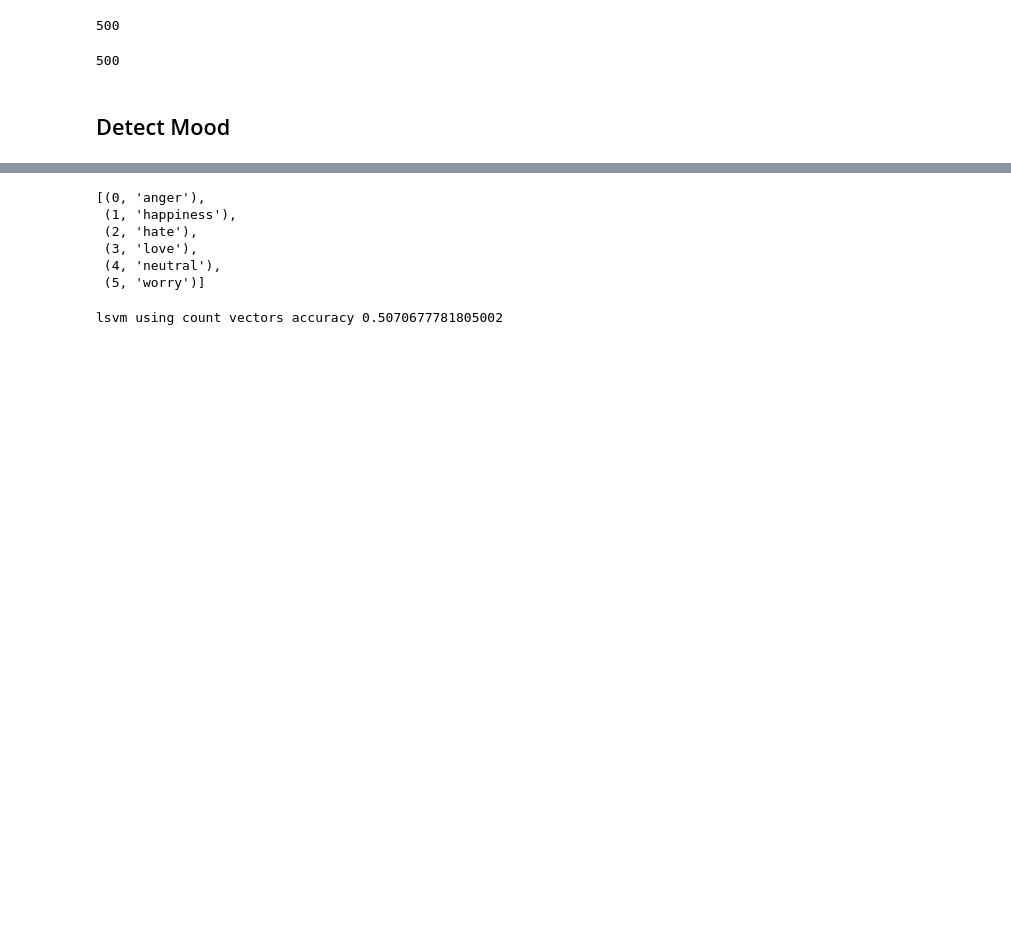
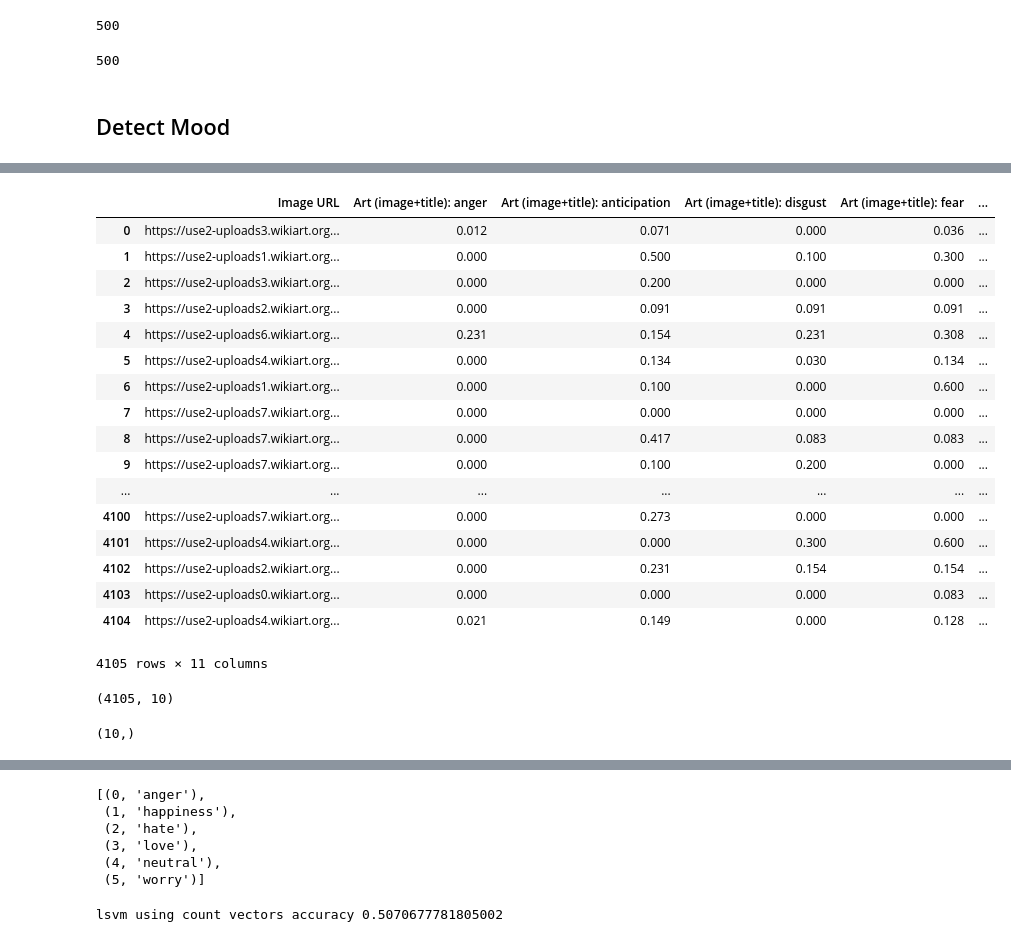
Before and after one commit to akrishna77/CS8903-Essence, a Jupyter notebook: Essence.ipynb, the cells around one changed output, grey strips where cells are left out. Drawn from its saved outputs; the diff is of its cells as text; code cells hidden in the pictures; blank space fills up the shorter version.

Commit message:
Paintings

```diff
--- a/Essence.ipynb
+++ b/Essence.ipynb
@@ -681,0 +669,35 @@ paintings
+# %%
+paintings = pd.read_csv('WikiArt-Emotions/WikiArt-Emotions-All.tsv', delimiter='\t')
+filter_col = ['Image URL', 'Art (image+title): anger', 'Art (image+title): anticipation', 'Art (image+title): disgust', 'Art (image+title): fear', 'Art (image+title): happiness', 'Art (image+title): pessimism', 'Art (image+title): optimism', 'Art (image+title): sadness', 'Art (image+title): surprise', 'Art (image+title): trust']
+# %%
+filtered_paintings = paintings[filter_col]
+# %% [output]
+|  | Image URL | Art (image+title): anger | Art (image+title): anticipation | Art (image+title): disgust | Art (image+title): fear | ... |
+| 0 | https://use2-uploads3.wikiart.org... | 0.012 | 0.071 | 0.000 | 0.036 | ... |
+| 1 | https://use2-uploads1.wikiart.org... | 0.000 | 0.500 | 0.100 | 0.300 | ... |
+| 2 | https://use2-uploads3.wikiart.org... | 0.000 | 0.200 | 0.000 | 0.000 | ... |
+| 3 | https://use2-uploads2.wikiart.org... | 0.000 | 0.091 | 0.091 | 0.091 | ... |
+| 4 | https://use2-uploads6.wikiart.org... | 0.231 | 0.154 | 0.231 | 0.308 | ... |
+| 5 | https://use2-uploads4.wikiart.org... | 0.000 | 0.134 | 0.030 | 0.134 | ... |
+| 6 | https://use2-uploads1.wikiart.org... | 0.000 | 0.100 | 0.000 | 0.600 | ... |
+| 7 | https://use2-uploads7.wikiart.org... | 0.000 | 0.000 | 0.000 | 0.000 | ... |
+| 8 | https://use2-uploads7.wikiart.org... | 0.000 | 0.417 | 0.083 | 0.083 | ... |
+| 9 | https://use2-uploads7.wikiart.org... | 0.000 | 0.100 | 0.200 | 0.000 | ... |
+| ... | ... | ... | ... | ... | ... | ... |
+| 4100 | https://use2-uploads7.wikiart.org... | 0.000 | 0.273 | 0.000 | 0.000 | ... |
+| 4101 | https://use2-uploads4.wikiart.org... | 0.000 | 0.000 | 0.300 | 0.600 | ... |
+| 4102 | https://use2-uploads2.wikiart.org... | 0.000 | 0.231 | 0.154 | 0.154 | ... |
+| 4103 | https://use2-uploads0.wikiart.org... | 0.000 | 0.000 | 0.000 | 0.083 | ... |
+| 4104 | https://use2-uploads4.wikiart.org... | 0.021 | 0.149 | 0.000 | 0.128 | ... |
+4105 rows × 11 columns
+# %%
+# filtered_paintings.set_index('Image URL', inplace=True)
+all_paintings = filtered_paintings.values
+all_paintings.shape
+# %% [output]
+(4105, 10)
+# %%
+person3 = np.mean([np.array(final_emotions.loc['generosity'].tolist()), np.array(final_emotions.loc['loyalty'].tolist())], axis=0)
+person3.shape
+# %% [output]
+(10,)
```
Also changed, not shown: parts of 9 cells of this notebook.
